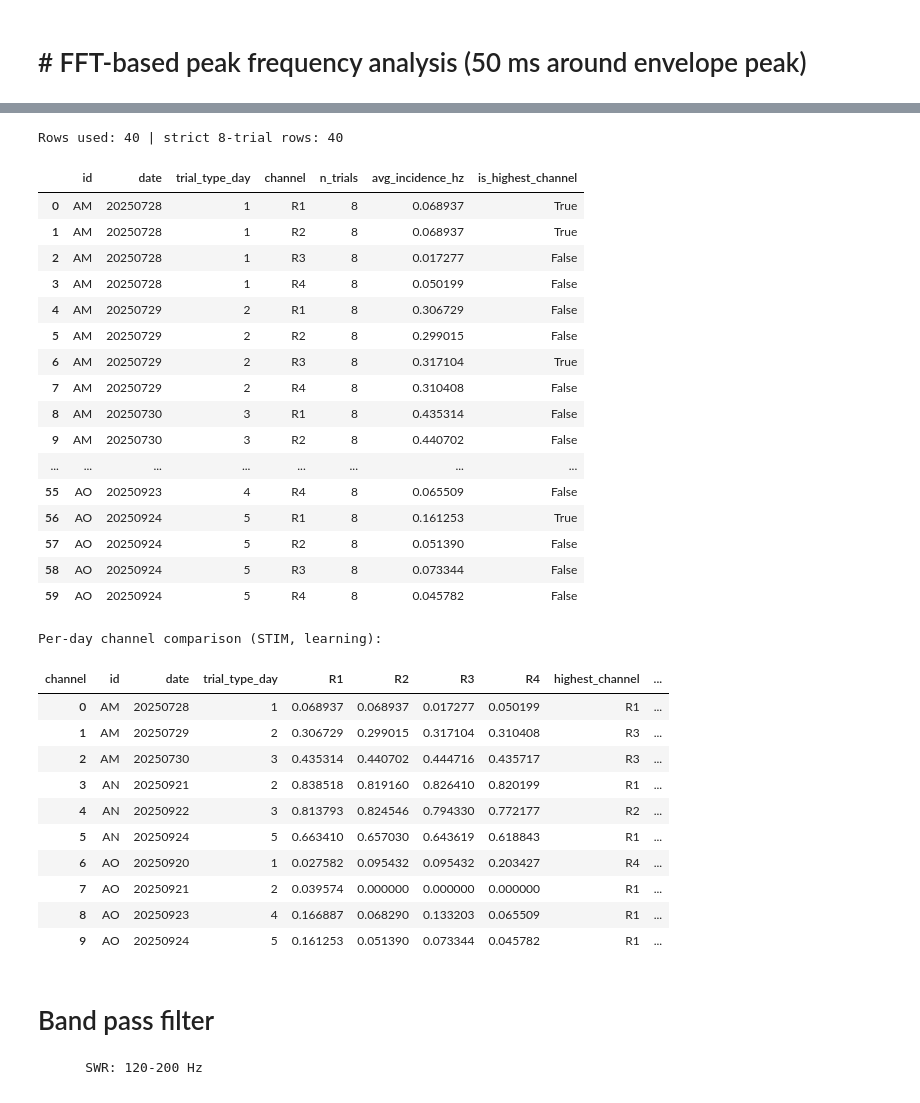
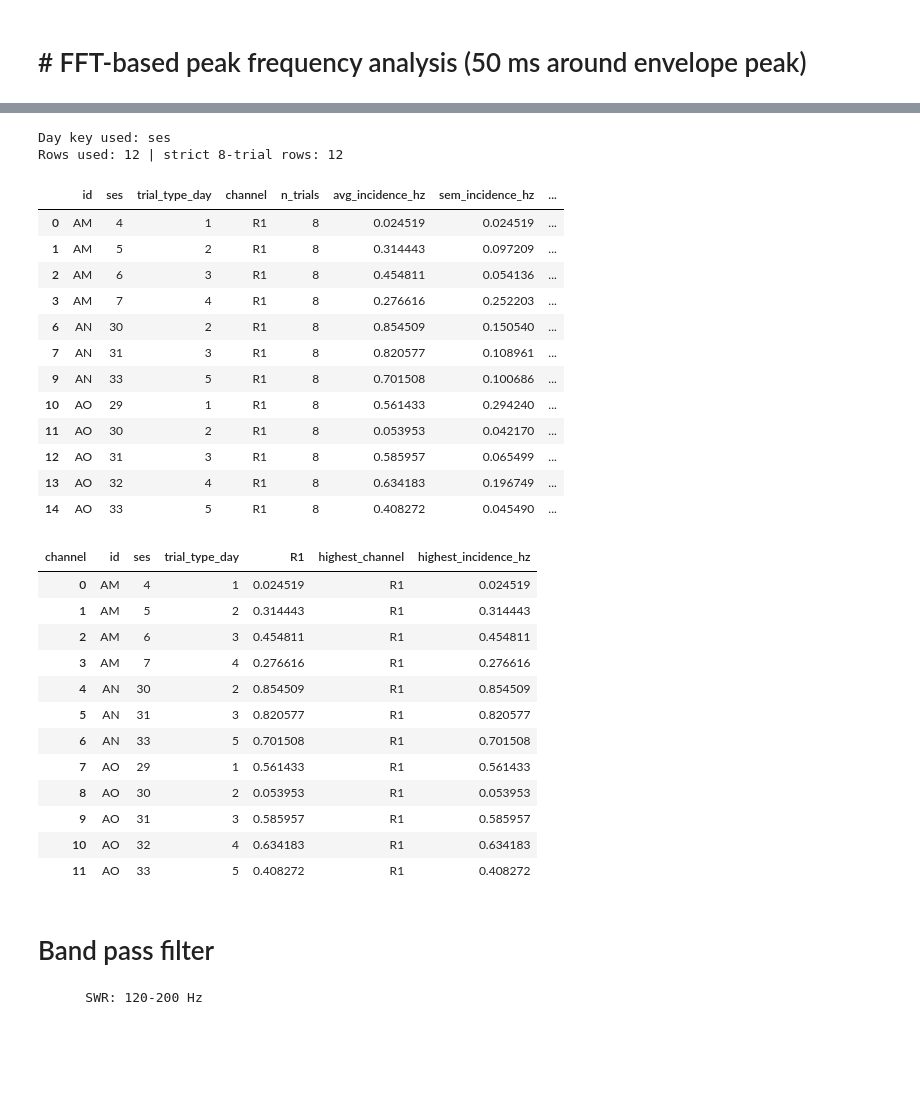
Before and after one commit to Koushouu/Cheeseboard, a Jupyter notebook: LFP/general/XM_SWRextraction.ipynb, the cells around one changed output, grey strips where cells are left out. Cells and saved outputs as stored; diff of their text form; code cells hidden in the pictures; blank space fills up the shorter version.

```diff
--- a/LFP/general/XM_SWRextraction.ipynb
+++ b/LFP/general/XM_SWRextraction.ipynb
@@ -667,8 +735,11 @@ def detect_swr_kuga(
 # computes overlap between detections from the Jadhav and Kuga methods
 it finds a peak index for each detected event using each method’s own signal
 # %%
-fs = fs_ds
-n = lfp_ds.shape[0]
+lfp_use = np.asarray(globals().get("lfp_raw", globals().get("lfp_ds")), dtype=np.float32)
+if lfp_use is None or lfp_use.size == 0:
+    raise RuntimeError("No LFP loaded. Run raw mask/LFP cell first.")
+fs = float(globals().get("fs", globals().get("fs_ds", 2000.0)))
+n = lfp_use.shape[0]
 
 # Channel pairs
 pairs = {
@@ -679,7 +750,7 @@ pairs = {
 results = {}
 
 for hemi, (c1, c2) in pairs.items():
-    x = bipolar(lfp_ds, c1, c2)
+    x = bipolar(lfp_use, c1, c2)
 
     res_j = detect_swr_jadhav(x, fs, baseline_mask)
     res_k = detect_swr_kuga(x, fs, baseline_mask)
@@ -740,6 +811,6 @@ def overlap_report(results, hemi, fs, match_ms=20):
     print(f"  precision(K→J)={prec:.2f}, recall(J→K)={rec:.2f}")
 
 # Run
-fs = fs_ds
+fs = float(globals().get("fs", globals().get("fs_ds", 2000.0)))
 overlap_report(results, "RIGHT", fs, match_ms=20)
 overlap_report(results, "LEFT",  fs, match_ms=20)
@@ -1796,7 +2253,7 @@ day_key = _find_day_key(dfi)
 dfi = dfi[
     _is_learning(dfi)
     & (dfi["condition"].astype(str).str.upper() == "STIM")
-    & (dfi["channel"].isin(["R1", "R2", "R3", "R4"]))
+    & (dfi["channel"].isin(["R1"]))
     & (dfi["trial_id_num"].between(1, 8, inclusive="both"))
 ].copy()
 
@@ -1844,63 +2301,61 @@ if "trial_type_day" in df_day_use.columns:
 pivot_inc = (
     df_day_use.pivot_table(
         index=pivot_index,
         columns="channel",
         values="avg_incidence_hz",
         aggfunc="mean"
     )
     .reset_index()
     .sort_values(pivot_index)
 )
 
 chan_cols = [c for c in ["R1", "R2", "R3", "R4"] if c in pivot_inc.columns]
 if chan_cols:
     pivot_inc["highest_channel"] = pivot_inc[chan_cols].idxmax(axis=1)
     pivot_inc["highest_incidence_hz"] = pivot_inc[chan_cols].max(axis=1)
 
 print(f"Day key used: {day_key}")
 print("Rows used:", len(df_day_use), "| strict 8-trial rows:", len(df_day_inc_8))
 
 display(df_day_use)   # long format with highlight flag
 display(pivot_inc)    # wide format with highest channel per day
 
 # (Optional) UI tables if available
 try:
     from caas_jupyter_tools import display_dataframe_to_user
     display_dataframe_to_user("SWR incidence by day/channel (STIM, learning) — long", df_day_use)
     display_dataframe_to_user("SWR incidence by day (R1–R4) — wide", pivot_inc)
 except Exception:
     pass
 # %% [output]
-Rows used: 40 | strict 8-trial rows: 40
+Day key used: ses
+Rows used: 12 | strict 8-trial rows: 12
-|  | id | date | trial_type_day | channel | n_trials | avg_incidence_hz | is_highest_channel |
-| 0 | AM | 20250728 | 1 | R1 | 8 | 0.068937 | True |
-| 1 | AM | 20250728 | 1 | R2 | 8 | 0.068937 | True |
-| 2 | AM | 20250728 | 1 | R3 | 8 | 0.017277 | False |
-| 3 | AM | 20250728 | 1 | R4 | 8 | 0.050199 | False |
-| 4 | AM | 20250729 | 2 | R1 | 8 | 0.306729 | False |
-| 5 | AM | 20250729 | 2 | R2 | 8 | 0.299015 | False |
-| 6 | AM | 20250729 | 2 | R3 | 8 | 0.317104 | True |
-| 7 | AM | 20250729 | 2 | R4 | 8 | 0.310408 | False |
-| 8 | AM | 20250730 | 3 | R1 | 8 | 0.435314 | False |
-| 9 | AM | 20250730 | 3 | R2 | 8 | 0.440702 | False |
-| ... | ... | ... | ... | ... | ... | ... | ... |
-| 55 | AO | 20250923 | 4 | R4 | 8 | 0.065509 | False |
-| 56 | AO | 20250924 | 5 | R1 | 8 | 0.161253 | True |
-| 57 | AO | 20250924 | 5 | R2 | 8 | 0.051390 | False |
-| 58 | AO | 20250924 | 5 | R3 | 8 | 0.073344 | False |
-| 59 | AO | 20250924 | 5 | R4 | 8 | 0.045782 | False |
+|  | id | ses | trial_type_day | channel | n_trials | avg_incidence_hz | sem_incidence_hz | ... |
+| 0 | AM | 4 | 1 | R1 | 8 | 0.024519 | 0.024519 | ... |
+| 1 | AM | 5 | 2 | R1 | 8 | 0.314443 | 0.097209 | ... |
+| 2 | AM | 6 | 3 | R1 | 8 | 0.454811 | 0.054136 | ... |
+| 3 | AM | 7 | 4 | R1 | 8 | 0.276616 | 0.252203 | ... |
+| 6 | AN | 30 | 2 | R1 | 8 | 0.854509 | 0.150540 | ... |
+| 7 | AN | 31 | 3 | R1 | 8 | 0.820577 | 0.108961 | ... |
+| 9 | AN | 33 | 5 | R1 | 8 | 0.701508 | 0.100686 | ... |
+| 10 | AO | 29 | 1 | R1 | 8 | 0.561433 | 0.294240 | ... |
+| 11 | AO | 30 | 2 | R1 | 8 | 0.053953 | 0.042170 | ... |
+| 12 | AO | 31 | 3 | R1 | 8 | 0.585957 | 0.065499 | ... |
+| 13 | AO | 32 | 4 | R1 | 8 | 0.634183 | 0.196749 | ... |
+| 14 | AO | 33 | 5 | R1 | 8 | 0.408272 | 0.045490 | ... |
-Per-day channel comparison (STIM, learning):
-| channel | id | date | trial_type_day | R1 | R2 | R3 | R4 | highest_channel | ... |
-| 0 | AM | 20250728 | 1 | 0.068937 | 0.068937 | 0.017277 | 0.050199 | R1 | ... |
-| 1 | AM | 20250729 | 2 | 0.306729 | 0.299015 | 0.317104 | 0.310408 | R3 | ... |
-| 2 | AM | 20250730 | 3 | 0.435314 | 0.440702 | 0.444716 | 0.435717 | R3 | ... |
-| 3 | AN | 20250921 | 2 | 0.838518 | 0.819160 | 0.826410 | 0.820199 | R1 | ... |
-| 4 | AN | 20250922 | 3 | 0.813793 | 0.824546 | 0.794330 | 0.772177 | R2 | ... |
-| 5 | AN | 20250924 | 5 | 0.663410 | 0.657030 | 0.643619 | 0.618843 | R1 | ... |
-| 6 | AO | 20250920 | 1 | 0.027582 | 0.095432 | 0.095432 | 0.203427 | R4 | ... |
-| 7 | AO | 20250921 | 2 | 0.039574 | 0.000000 | 0.000000 | 0.000000 | R1 | ... |
-| 8 | AO | 20250923 | 4 | 0.166887 | 0.068290 | 0.133203 | 0.065509 | R1 | ... |
-| 9 | AO | 20250924 | 5 | 0.161253 | 0.051390 | 0.073344 | 0.045782 | R1 | ... |
+| channel | id | ses | trial_type_day | R1 | highest_channel | highest_incidence_hz |
+| 0 | AM | 4 | 1 | 0.024519 | R1 | 0.024519 |
+| 1 | AM | 5 | 2 | 0.314443 | R1 | 0.314443 |
+| 2 | AM | 6 | 3 | 0.454811 | R1 | 0.454811 |
+| 3 | AM | 7 | 4 | 0.276616 | R1 | 0.276616 |
+| 4 | AN | 30 | 2 | 0.854509 | R1 | 0.854509 |
+| 5 | AN | 31 | 3 | 0.820577 | R1 | 0.820577 |
+| 6 | AN | 33 | 5 | 0.701508 | R1 | 0.701508 |
+| 7 | AO | 29 | 1 | 0.561433 | R1 | 0.561433 |
+| 8 | AO | 30 | 2 | 0.053953 | R1 | 0.053953 |
+| 9 | AO | 31 | 3 | 0.585957 | R1 | 0.585957 |
+| 10 | AO | 32 | 4 | 0.634183 | R1 | 0.634183 |
+| 11 | AO | 33 | 5 | 0.408272 | R1 | 0.408272 |
 # %% [markdown]
 # Band pass filter
         SWR: 120-200 Hz
```
Also changed, not shown: parts of 12 cells of this notebook.
